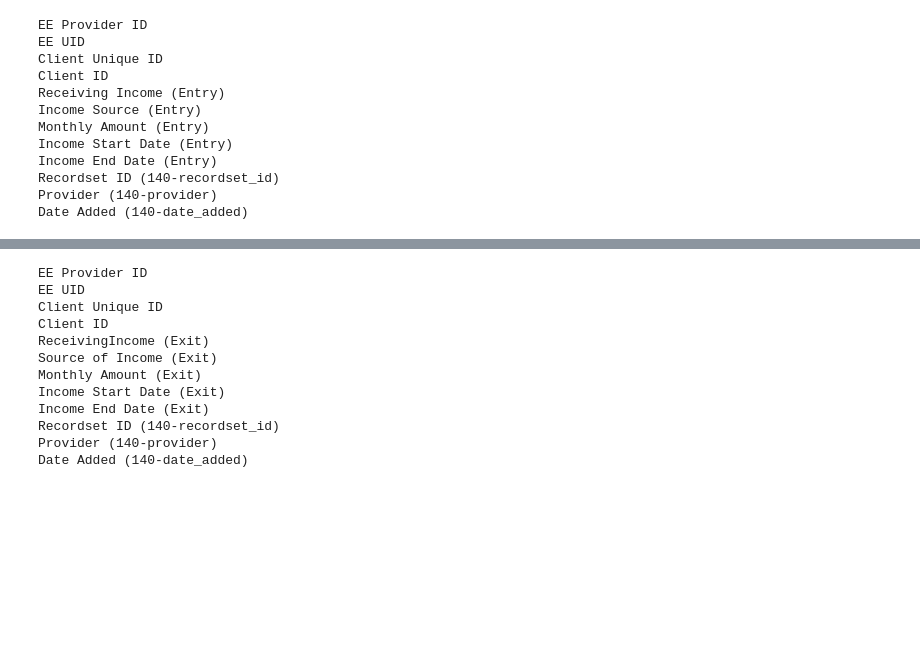
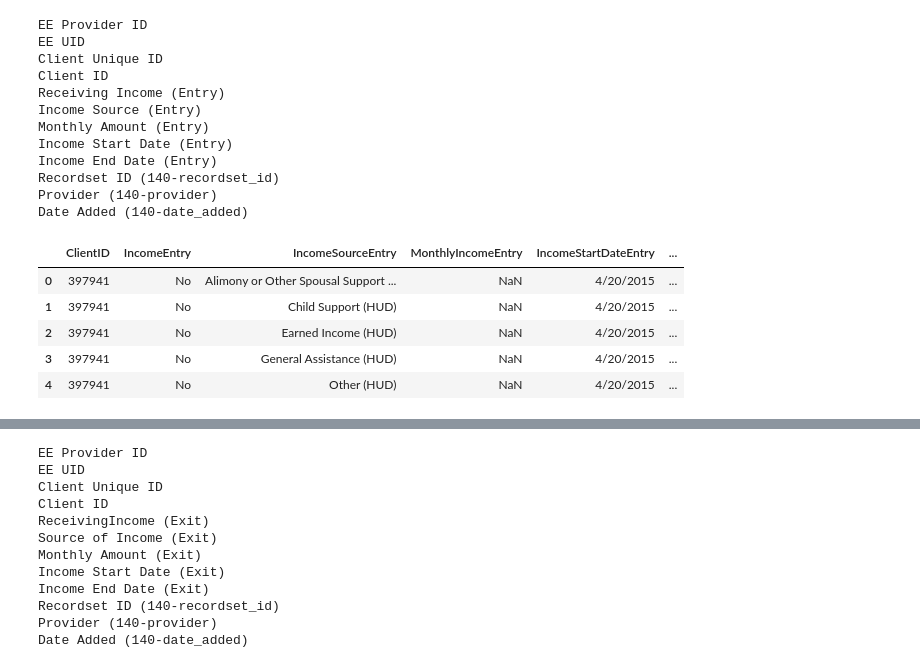
Before and after one commit to datasci611/bios611-projects-fall-2019-jennprk, a Jupyter notebook: project_3/scripts/DataWrangling.ipynb, the cells around one changed output, grey strips where cells are left out. Drawn from its saved outputs; the diff is of its cells as text; code cells hidden in the pictures; blank space fills up the shorter version.

```diff
--- a/project_3/scripts/DataWrangling.ipynb
+++ b/project_3/scripts/DataWrangling.ipynb
@@ -205,3 +205,11 @@ Date Added (140-date_added)
 # %%
 # Filter the variables of interest
 incomeEntry2 = incomeEntry[['ClientID','IncomeEntry','IncomeSourceEntry','MonthlyIncomeEntry','IncomeStartDateEntry', 'IncomeEndDateEntry']]
+incomeEntry2.head()
+# %% [output]
+|  | ClientID | IncomeEntry | IncomeSourceEntry | MonthlyIncomeEntry | IncomeStartDateEntry | ... |
+| 0 | 397941 | No | Alimony or Other Spousal Support ... | NaN | 4/20/2015 | ... |
+| 1 | 397941 | No | Child Support (HUD) | NaN | 4/20/2015 | ... |
+| 2 | 397941 | No | Earned Income (HUD) | NaN | 4/20/2015 | ... |
+| 3 | 397941 | No | General Assistance (HUD) | NaN | 4/20/2015 | ... |
+| 4 | 397941 | No | Other (HUD) | NaN | 4/20/2015 | ... |
```
Also changed, not shown: parts of 13 cells of this notebook, 8 other files.
